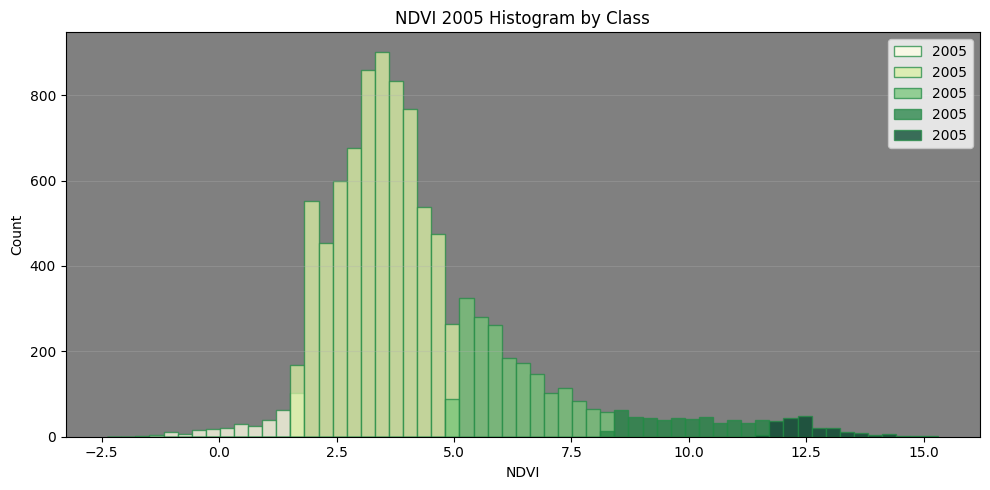
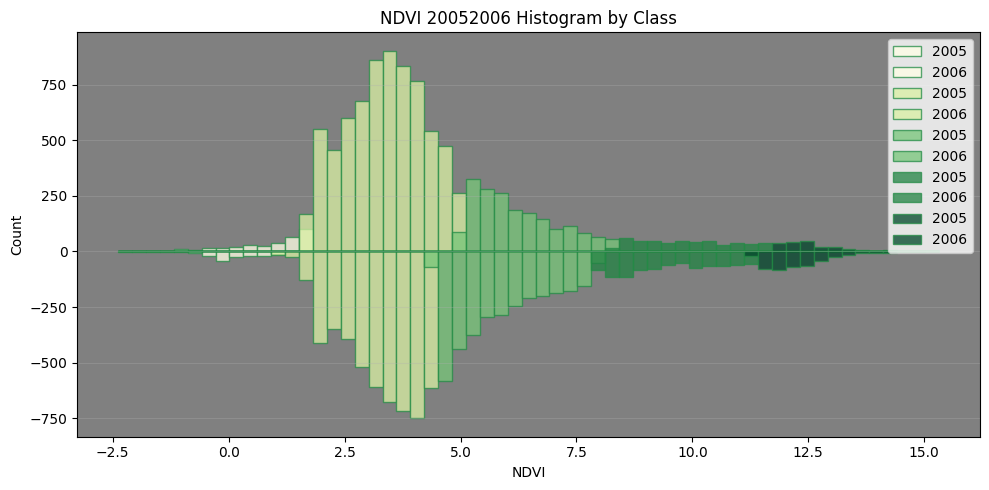
The change to this notebook cell's code, shown as a diff; its figure went from the first image to the second:
--- before
+++ after
@@ -30,10 +30,12 @@
 for i, col in enumerate(class_cols):
        vals = ndvi_2005[col].dropna().values
+       vals1 = ndvi_2006[col].dropna().values
        if vals.size == 0:   
              continue
        #ax.hist(vals, bins=bins, alpha=1, color=colors[i], label=col, histtype='stepfilled', linewidth=2, edgecolor="#238b45")
        ax.hist(vals, bins=bins, label="2005", color=colors[i], alpha=0.75, edgecolor="#238b45")
+       ax.hist(vals1, weights=-np.ones_like(vals1), bins=bins, label="2006", color=colors[i], alpha=0.75, edgecolor="#238b45")
 
-ax.set_title('NDVI 2005 Histogram by Class')
+ax.set_title('NDVI 20052006 Histogram by Class')
 ax.set_xlabel('NDVI')
 ax.set_ylabel('Count')

Commit: adding mirror histogram for 2005-2006 ndvi data